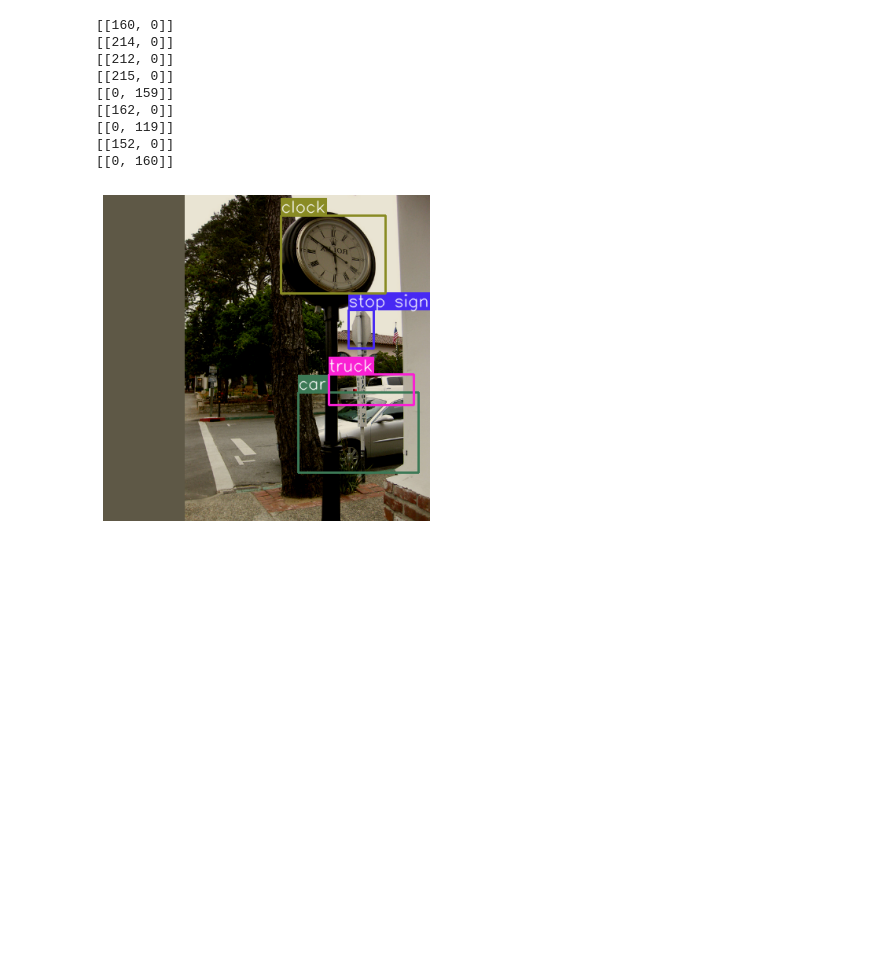
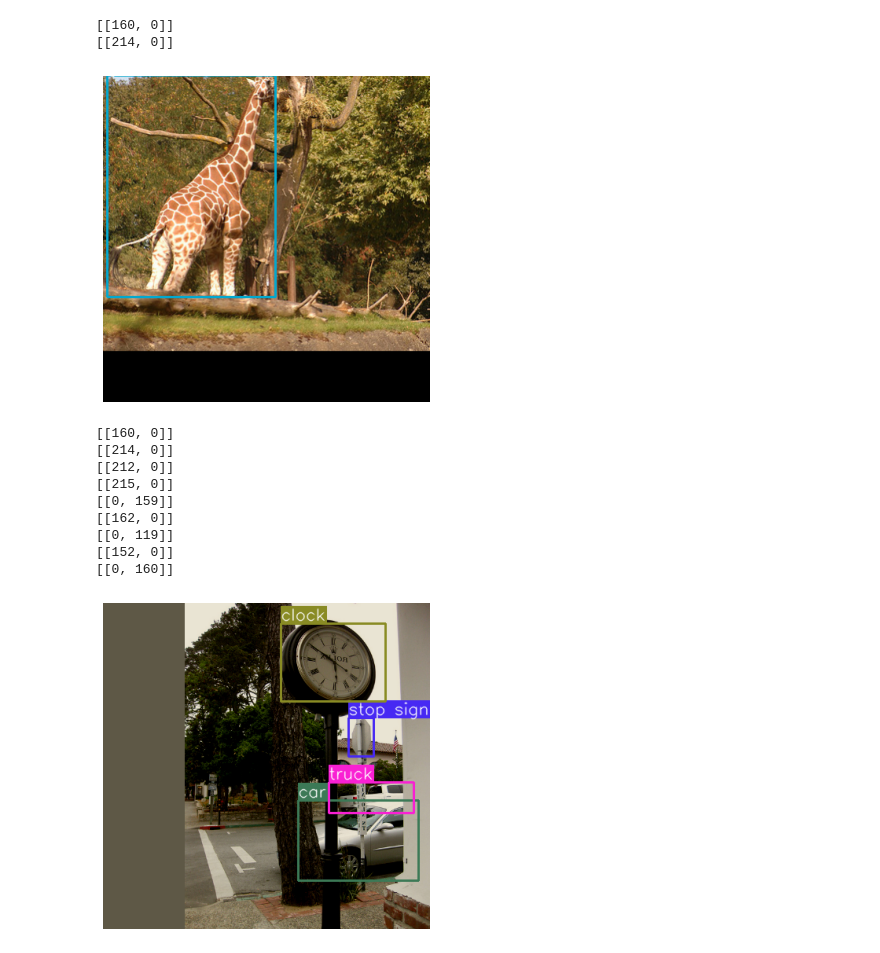
Before and after one commit to pjh5672/Trainer-of-Detectors, a Jupyter notebook: note.ipynb, the cells around one changed output. Saved outputs shown, nothing was run; the diff lists cells and outputs as text; code cells hidden in the pictures; blank space fills up the shorter version.

```diff
--- a/note.ipynb
+++ b/note.ipynb
@@ -1,3 +93,58 @@
+# %%
+data_path = Path().resolve() / 'data' / 'coco128.yml'
+config_path = Path().resolve() / 'config' / 'yolov3.yml'
+
+with open(data_path, mode='r') as f:
+    data_item = yaml.load(f, Loader=yaml.FullLoader)
+with open(config_path, mode='r') as f:
+    config_item = yaml.load(f, Loader=yaml.FullLoader)
+
+image_size = config_item['INPUT_SIZE']
+class_list = data_item['NAMES']
+color_list = generate_random_color(num_colors=len(class_list))
+
+transformer = album.Compose([
+        album.HorizontalFlip(p=0.5),
+#         album.Resize(height=image_size, width=image_size),
+        album.RandomSizedCrop(min_max_height=[image_size-50,image_size+50], height=image_size, width=image_size, w2h_ratio=1, p=1.0),
+#         album.RandomCrop(height=image_size, width=image_size, always_apply=False, p=1.0),
+#         album.ShiftScaleRotate(rotate_limit=20, border_mode=cv2.BORDER_CONSTANT, value=(0,0,0), p=1.0),
+#         album.RGBShift(r_shift_limit=20, g_shift_limit=20, b_shift_limit=20, p=1),
+#         album.RandomBrightnessContrast(p=0.3),
+        album.Normalize(mean=(0.485, 0.456, 0.406),std=(0.229, 0.224, 0.225)),
+        ToTensorV2()],
+        bbox_params=album.BboxParams(format='yolo', min_area=25, min_visibility=0.05, label_fields=['class_ids']),
+)
+
+tr_dset = Dataset(data_path=data_path, phase='train', rank=0, time_created='123', transformer=transformer)
+tr_dloader = DataLoader(tr_dset, batch_size=1, collate_fn=Dataset.collate_fn, pin_memory=True)
+val_file = data_path.parent / data_item['mAP_FILE']
+
+# sanity check
+for index, minibatch in enumerate(tr_dloader):
+    images = minibatch[0]
+    targets = minibatch[1]
+    filenames = minibatch[2]
+    pads_hw = minibatch[3]
+    print(pads_hw)
+    canvas = denormalize(images[0])
+    target = targets[0].copy()
+    target[:, 1:5] = box_transform_xcycwh_to_x1y1x2y2(target[:, 1:5])
+    target[:, 1:5] = scale_to_original(target[:, 1:5], scale_w=image_size, scale_h=image_size)
+
+    if index == 1:
+        break
+# %% [output]
+[[160, 0]]
+[[214, 0]]
+# %%
+canvas = visualize(canvas, target, class_list, color_list, show_class=True, show_score=False)
+plt.figure(figsize=(6,6))
+plt.imshow(canvas)
+plt.axis('off')
+plt.show()
+# %% [output]
+[figure, added]
 # %%
 import os
 import sys
```
Also changed, not shown: parts of 4 cells of this notebook, 5 other files.
